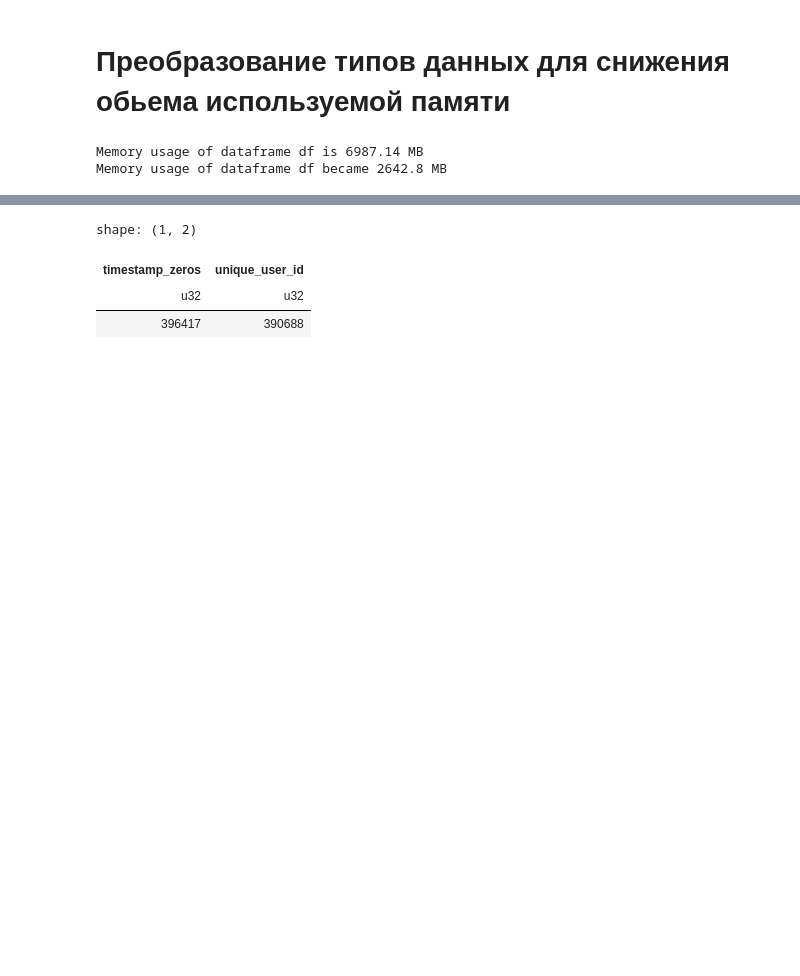
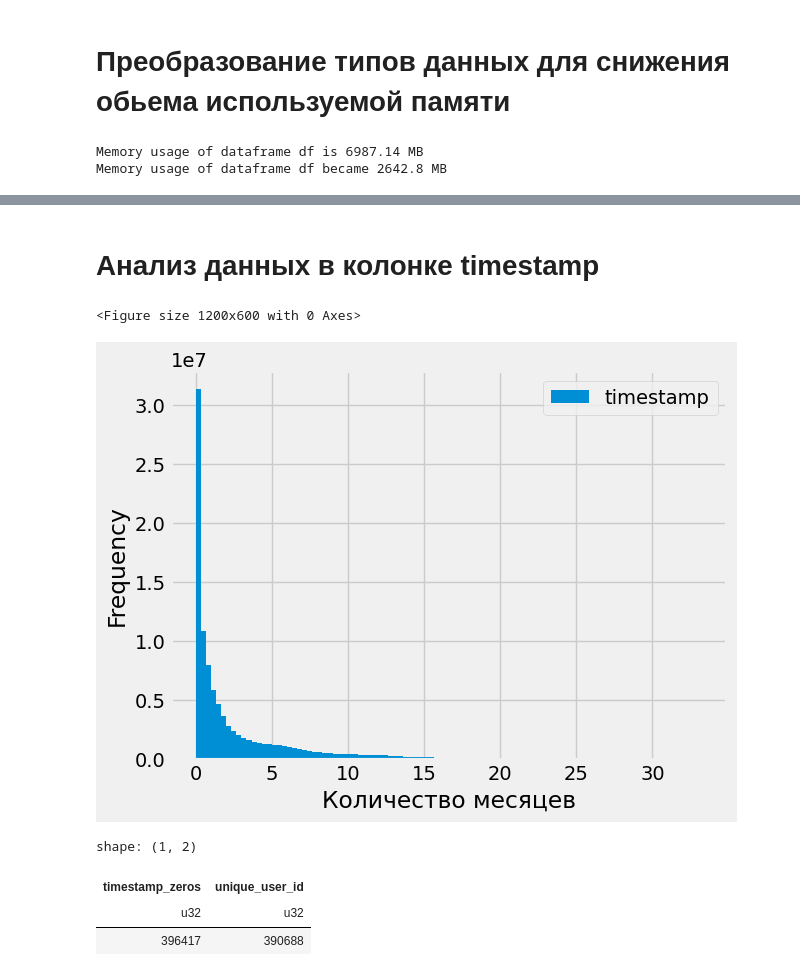
Before and after one commit to zinkin-s/MFTI_DS_Python_HW_3, a Jupyter notebook: notebook.ipynb, the cells around one changed output, grey strips where cells are left out. Cells and saved outputs as stored; diff of their text form; code cells hidden in the pictures; blank space fills up the shorter version.

Commit message:
Added comments in timestamp column

```diff
--- a/notebook.ipynb
+++ b/notebook.ipynb
@@ -3,8 +3,13 @@
 # %%
 import numpy as np
 import polars as pl
+import pandas as pd
+%matplotlib inline
+import matplotlib.pyplot as plt
+import matplotlib.style as style
+style.use('fivethirtyeight')
 import seaborn as sns
-import matplotlib.pyplot as plt
+from matplotlib.ticker import FuncFormatter
 # %% [markdown]
 # Загрузка данных
 # %%
@@ -175,3 +176,28 @@ sns.histplot(data=ts, bins=100)
+# %%
+
+# Преобразование датафрейма в LazyFrame
+
+lf = lf.lazy()
+# %% [markdown]
+# Анализ данных в колонке timestamp
+# %%
+# Преобразование времени из миллисекунд в месяцы
+# 1 год = 31536000000 ms
+
+ts = lf.select('timestamp').collect(streaming=True) / (31536000000 / 12)
+
+ts = ts.to_pandas()
+
+# Построение гистограммы по количеству месяцев между событием и первым взаимодействием с системой
+
+fig = plt.figure(figsize=(12,6))
+ts.plot.hist(bins=100)
+plt.xticks(rotation=0)
+plt.xlabel("Количество месяцев")
+plt.show()
+# %% [output]
+<Figure size 1200x600 with 0 Axes>
+[figure, added]
 # %%
 ds = lf.filter(
     pl.col('timestamp') == 0
```
Also changed, not shown: parts of 6 cells of this notebook.
